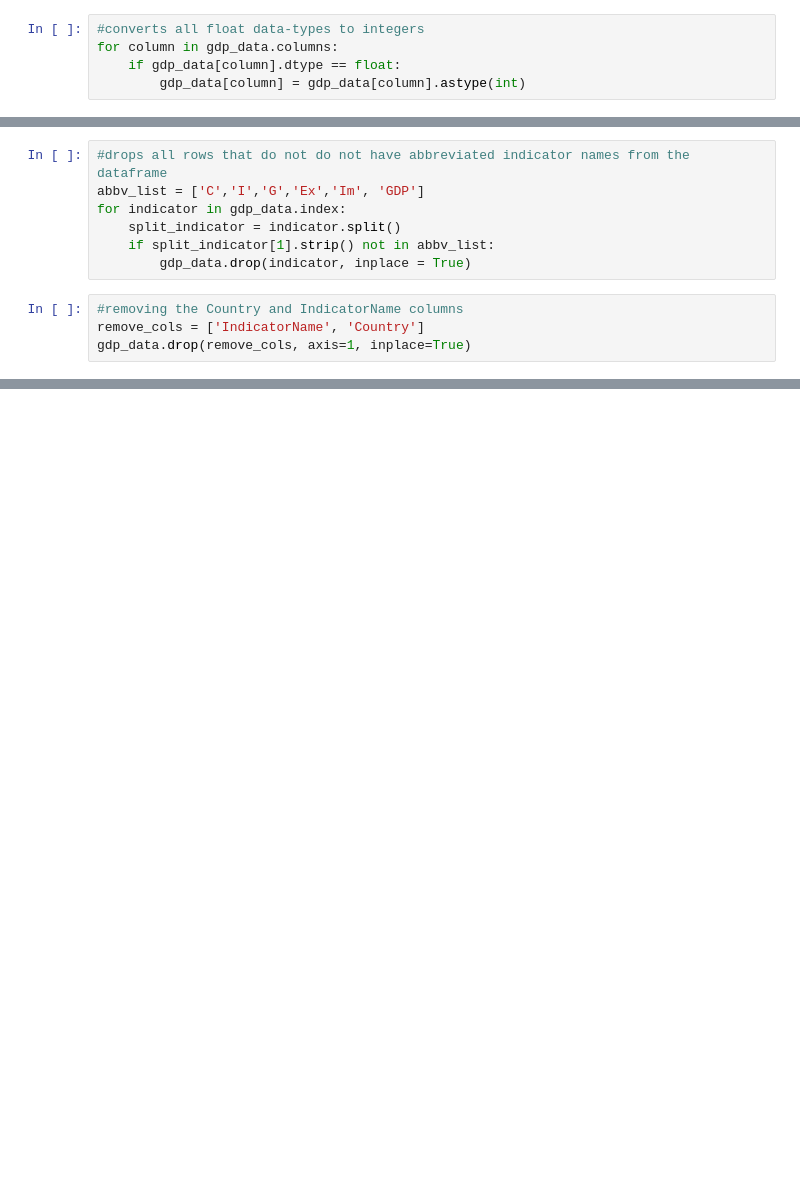
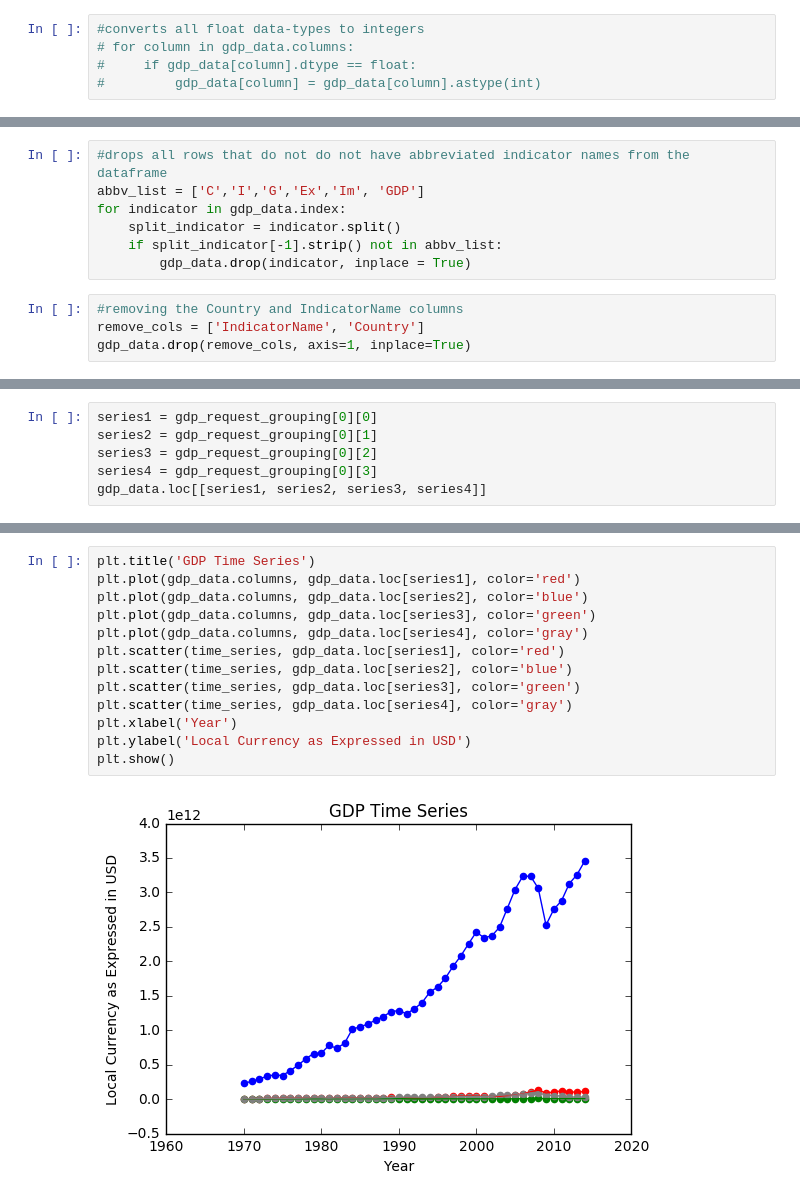
Before and after one commit to Astayonix/ml, a Jupyter notebook: gdp_data.ipynb, the cells around one changed output, grey strips where cells are left out. Cells and saved outputs as stored; diff of their text form; blank space fills up the shorter version.

Commit message:
Fixed bug for country names and conversion of float to int

```diff
--- a/gdp_data.ipynb
+++ b/gdp_data.ipynb
@@ -42,9 +42,9 @@ gdp_data.set_index('Concat', inplace=True)
 gdp_data.fillna(0, inplace=True)
 # %%
 #converts all float data-types to integers
-for column in gdp_data.columns:
-    if gdp_data[column].dtype == float:
-        gdp_data[column] = gdp_data[column].astype(int)
+# for column in gdp_data.columns:
+#     if gdp_data[column].dtype == float:
+#         gdp_data[column] = gdp_data[column].astype(int)
 # %%
 #removes the index name as a header
 gdp_data.index.name = None
@@ -53,7 +53,7 @@ gdp_data.index.name = None
 abbv_list = ['C','I','G','Ex','Im', 'GDP']
 for indicator in gdp_data.index:
     split_indicator = indicator.split()
-    if split_indicator[1].strip() not in abbv_list:
+    if split_indicator[-1].strip() not in abbv_list:
         gdp_data.drop(indicator, inplace = True)
 # %%
 #removing the Country and IndicatorName columns
@@ -129,0 +130,6 @@ print gdp_request_grouping
+# %%
+series1 = gdp_request_grouping[0][0]
+series2 = gdp_request_grouping[0][1]
+series3 = gdp_request_grouping[0][2]
+series4 = gdp_request_grouping[0][3]
+gdp_data.loc[[series1, series2, series3, series4]]
@@ -129,0 +143,15 @@ print gdp_request_grouping
+# %%
+plt.title('GDP Time Series')
+plt.plot(gdp_data.columns, gdp_data.loc[series1], color='red')
+plt.plot(gdp_data.columns, gdp_data.loc[series2], color='blue')
+plt.plot(gdp_data.columns, gdp_data.loc[series3], color='green')
+plt.plot(gdp_data.columns, gdp_data.loc[series4], color='gray')
+plt.scatter(time_series, gdp_data.loc[series1], color='red')
+plt.scatter(time_series, gdp_data.loc[series2], color='blue')
+plt.scatter(time_series, gdp_data.loc[series3], color='green')
+plt.scatter(time_series, gdp_data.loc[series4], color='gray')
+plt.xlabel('Year')
+plt.ylabel('Local Currency as Expressed in USD')
+plt.show()
+# %% [output]
+[figure, added]
```
Also changed, not shown: parts of 4 cells of this notebook, 1 other file.
